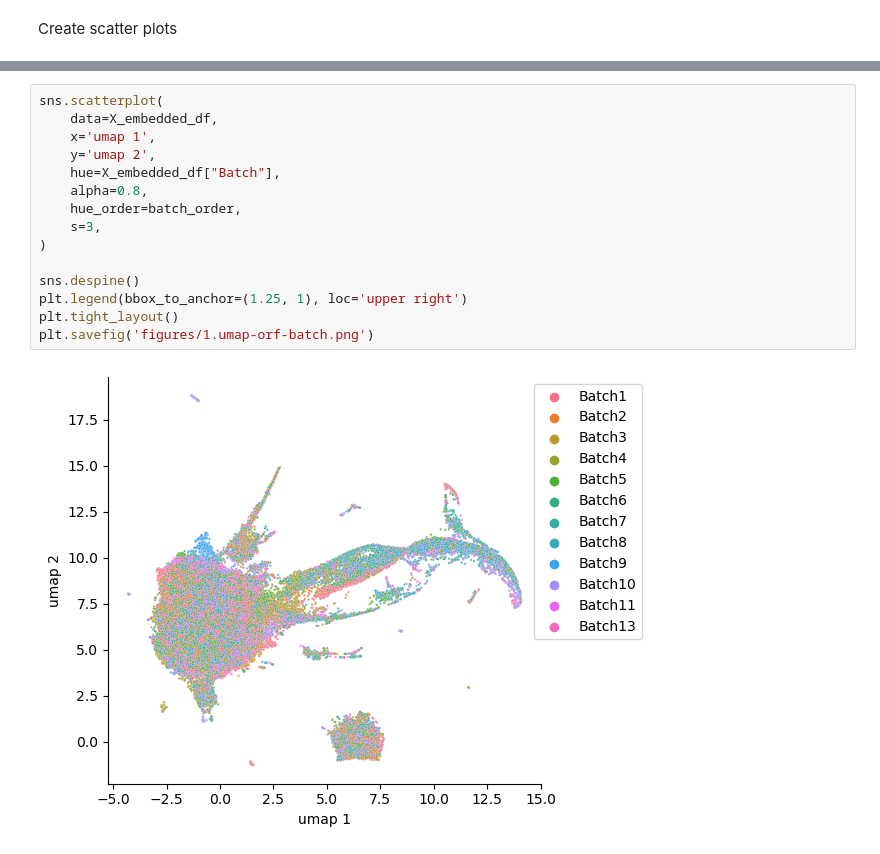
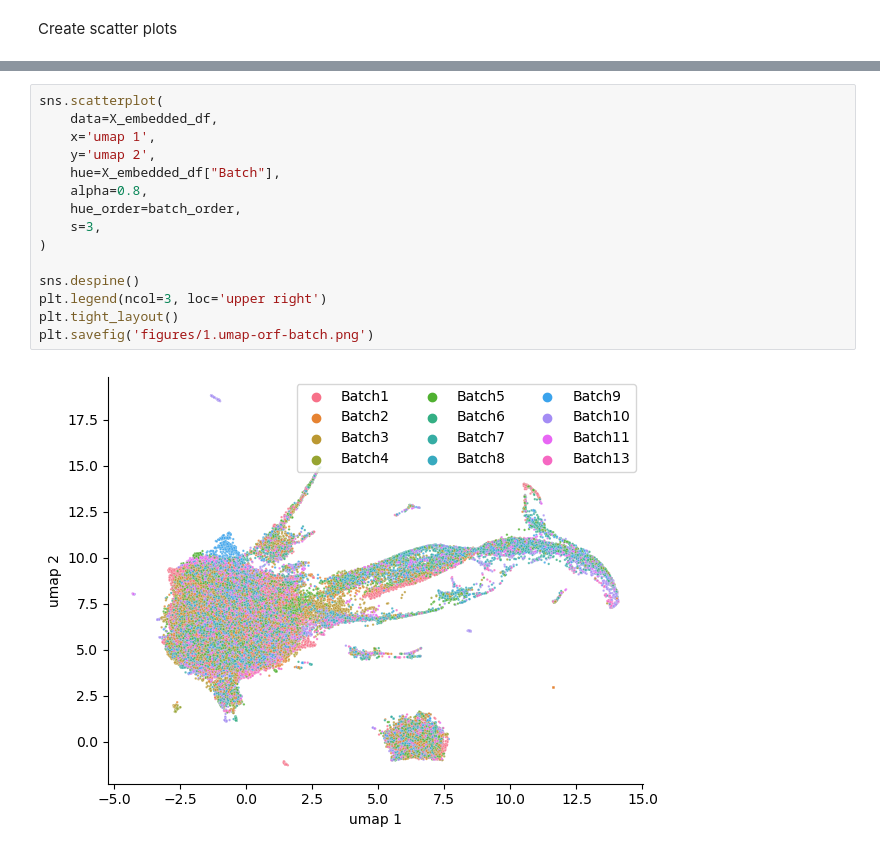
Before and after one commit to jump-cellpainting/2024_Chandrasekaran_Production, a Jupyter notebook: 0.visualize-orf-data/1.plot-orf-umap.ipynb, the cells around one changed output, grey strips where cells are left out. Saved outputs shown, nothing was run; the diff lists cells and outputs as text.

```diff
--- a/0.visualize-orf-data/1.plot-orf-umap.ipynb
+++ b/0.visualize-orf-data/1.plot-orf-umap.ipynb
@@ -116,17 +116,17 @@ plt.savefig('figures/1.umap-orf-control.png')
 # %%
 sns.scatterplot(
     data=X_embedded_df,
     x='umap 1',
     y='umap 2',
     hue=X_embedded_df["Batch"],
     alpha=0.8,
     hue_order=batch_order,
     s=3,
 )
 
 sns.despine()
-plt.legend(bbox_to_anchor=(1.25, 1), loc='upper right')
+plt.legend(ncol=3, loc='upper right')
 plt.tight_layout()
 plt.savefig('figures/1.umap-orf-batch.png')
 # %% [output]
-[figure, old version]
+[figure, new version]
```
Also changed, not shown: parts of 1 cell of this notebook, 2 other files.
